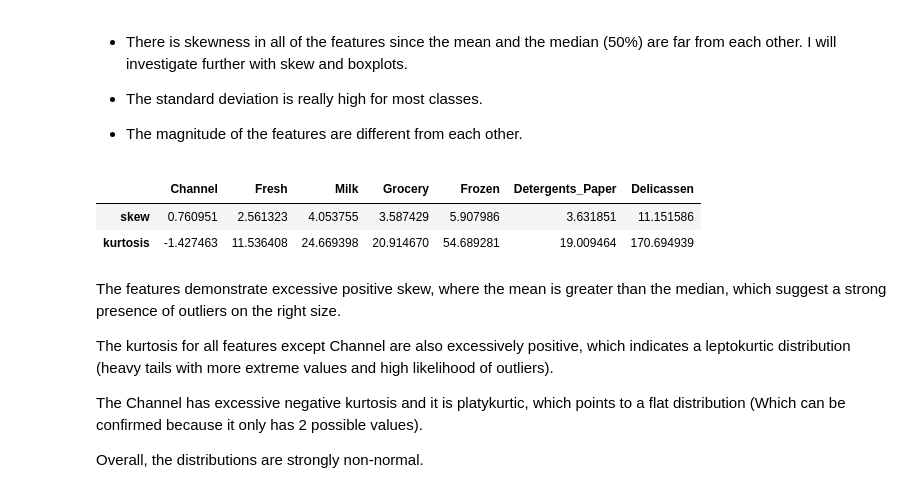
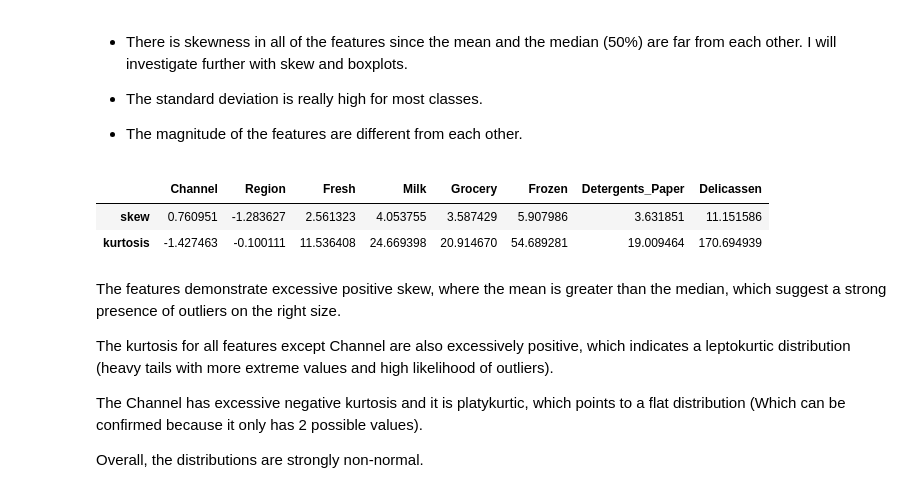
Before and after one commit to ironhack-labs/lab-unsupervised-learning-en, a Jupyter notebook: your-code/main.ipynb, the cells around one changed output. Cells and saved outputs as stored; diff of their text form; code cells hidden in the pictures.

```diff
--- a/your-code/main.ipynb
+++ b/your-code/main.ipynb
@@ -64,0 +27,6 @@ print(wholesale_customers.variables)
+# %%
+# loading the data: Wholesale customers data
+
+df = pd.read_csv("../data/Wholesale customers data.csv")
+
+df.head()
@@ -207,11 +167,11 @@ I will investigate further with skew and boxplots.
 
 - The magnitude of the features are different from each other.
 # %%
-X.agg(["skew", "kurtosis"])
+df.agg(["skew", "kurtosis"])
 # %% [output]
-|  | Channel | Fresh | Milk | Grocery | Frozen | Detergents_Paper | Delicassen |
-| skew | 0.760951 | 2.561323 | 4.053755 | 3.587429 | 5.907986 | 3.631851 | 11.151586 |
-| kurtosis | -1.427463 | 11.536408 | 24.669398 | 20.914670 | 54.689281 | 19.009464 | 170.694939 |
+|  | Channel | Region | Fresh | Milk | Grocery | Frozen | Detergents_Paper | Delicassen |
+| skew | 0.760951 | -1.283627 | 2.561323 | 4.053755 | 3.587429 | 5.907986 | 3.631851 | 11.151586 |
+| kurtosis | -1.427463 | -0.100111 | 11.536408 | 24.669398 | 20.914670 | 54.689281 | 19.009464 | 170.694939 |
 # %% [markdown]
 The features demonstrate excessive positive skew, where the mean is greater than the median,
 which suggest a strong presence of outliers on the right size.
```
Also changed, not shown: parts of 46 cells of this notebook, 1 other file.
